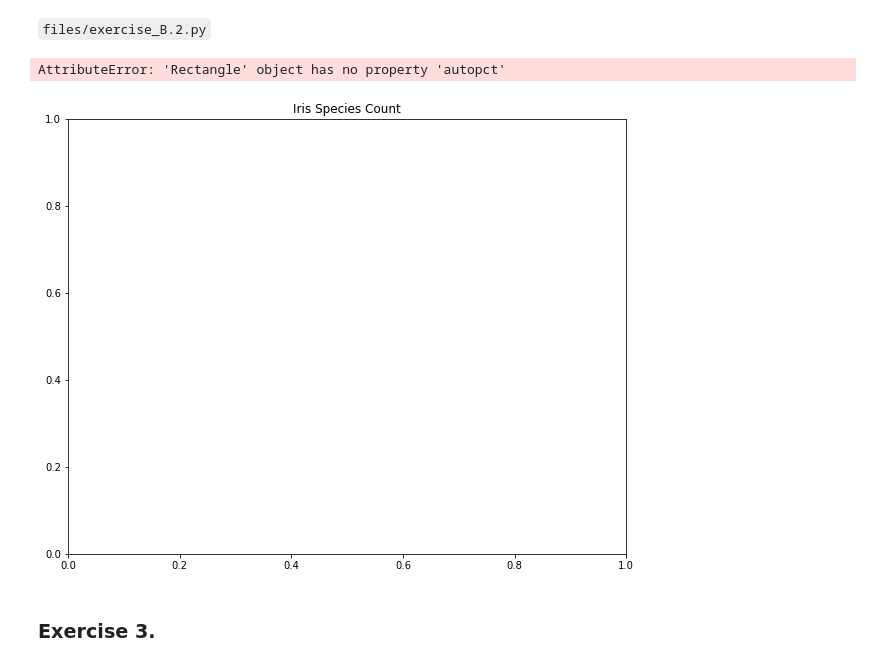
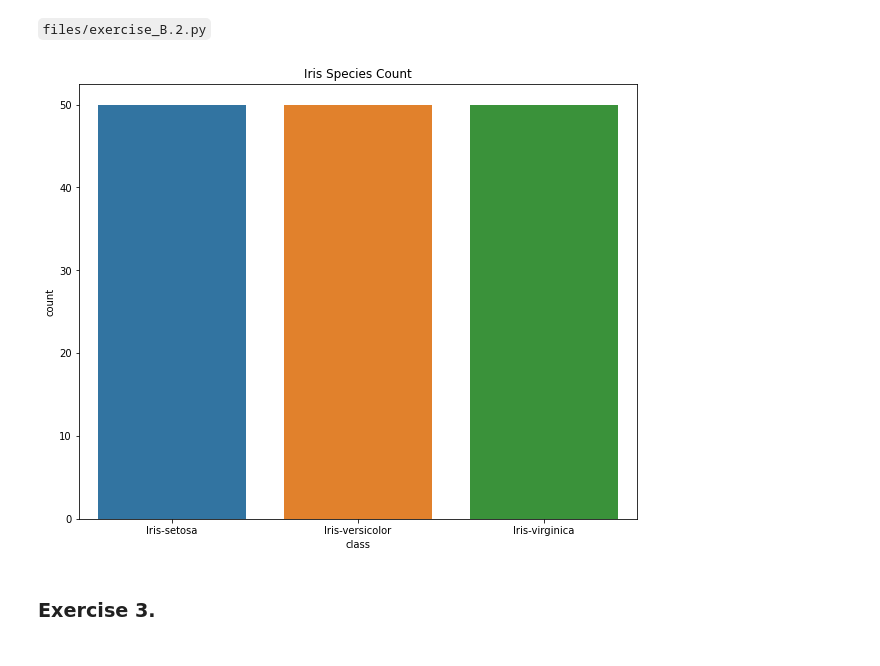
Before and after one commit to enriquekn27/WhirlwindOfPython, a Jupyter notebook: datascience/python/12_mod_scikitlearn/06-PracticeExercises.ipynb, the cells around one changed output. Cells and saved outputs as stored; diff of their text form; code cells hidden in the pictures.

```diff
--- a/datascience/python/12_mod_scikitlearn/06-PracticeExercises.ipynb
+++ b/datascience/python/12_mod_scikitlearn/06-PracticeExercises.ipynb
@@ -247,12 +241,11 @@ Write a Python program to create a Bar plot to get the frequency of the three sp
 # %%
 
 ax=plt.subplots(1,1,figsize=(10,8))
+sns.countplot('class', data=dataset)
 plt.title("Iris Species Count")
-dataset['species'].value_counts().plot.bar(explode=[0.1,0.1,0.1],autopct='%1.1f%%',shadow=True,figsize=(10,8))
 plt.show()
 # %% [output]
-AttributeError: 'Rectangle' object has no property 'autopct'
-[figure, old version]
+[figure, new version]
 # %% [markdown]
 ### Exercise 3.
 # %% [markdown]
```
Also changed, not shown: parts of 22 cells of this notebook, 4 other files.
